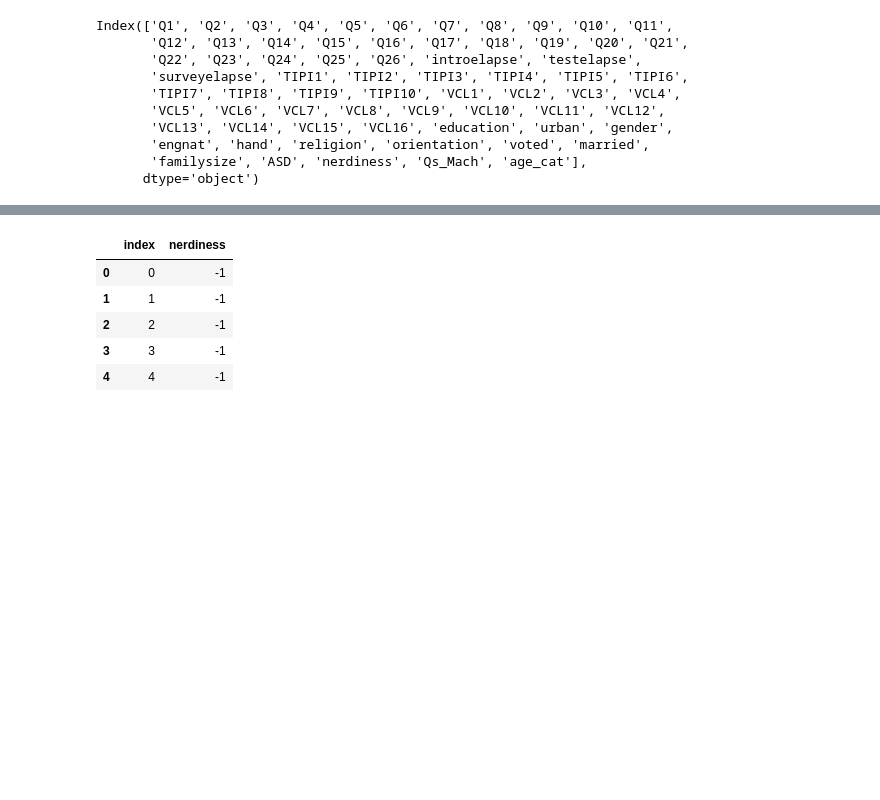
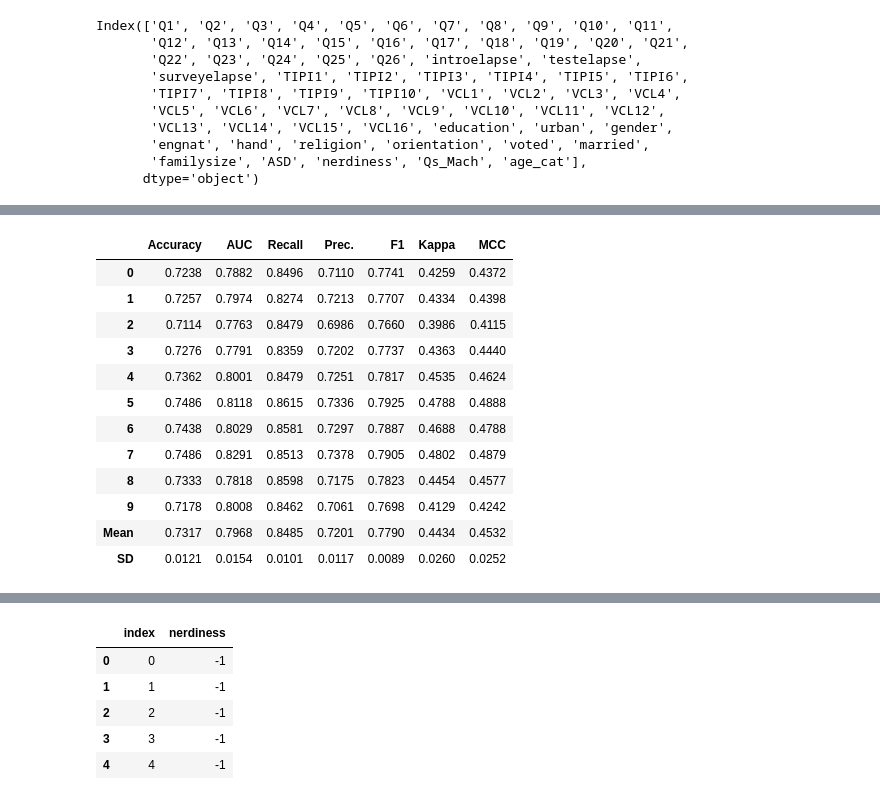
Before and after one commit to Seokii/2022_SWAI_Qualifiers, a Jupyter notebook: notebooks/auto_misneok2.ipynb, the cells around one changed output, grey strips where cells are left out. Saved outputs shown, nothing was run; the diff lists cells and outputs as text; code cells hidden in the pictures; blank space fills up the shorter version.

```diff
--- a/notebooks/auto_misneok2.ipynb
+++ b/notebooks/auto_misneok2.ipynb
@@ -76,0 +78,16 @@ best_3 = compare_models(sort = 'AUC', n_select = 3, fold = 3)
+# %%
+tuned_best_5 = [tune_model(i) for i in best_5]
+# %% [output]
+|  | Accuracy | AUC | Recall | Prec. | F1 | Kappa | MCC |
+| 0 | 0.7238 | 0.7882 | 0.8496 | 0.7110 | 0.7741 | 0.4259 | 0.4372 |
+| 1 | 0.7257 | 0.7974 | 0.8274 | 0.7213 | 0.7707 | 0.4334 | 0.4398 |
+| 2 | 0.7114 | 0.7763 | 0.8479 | 0.6986 | 0.7660 | 0.3986 | 0.4115 |
+| 3 | 0.7276 | 0.7791 | 0.8359 | 0.7202 | 0.7737 | 0.4363 | 0.4440 |
+| 4 | 0.7362 | 0.8001 | 0.8479 | 0.7251 | 0.7817 | 0.4535 | 0.4624 |
+| 5 | 0.7486 | 0.8118 | 0.8615 | 0.7336 | 0.7925 | 0.4788 | 0.4888 |
+| 6 | 0.7438 | 0.8029 | 0.8581 | 0.7297 | 0.7887 | 0.4688 | 0.4788 |
+| 7 | 0.7486 | 0.8291 | 0.8513 | 0.7378 | 0.7905 | 0.4802 | 0.4879 |
+| 8 | 0.7333 | 0.7818 | 0.8598 | 0.7175 | 0.7823 | 0.4454 | 0.4577 |
+| 9 | 0.7178 | 0.8008 | 0.8462 | 0.7061 | 0.7698 | 0.4129 | 0.4242 |
+| Mean | 0.7317 | 0.7968 | 0.8485 | 0.7201 | 0.7790 | 0.4434 | 0.4532 |
+| SD | 0.0121 | 0.0154 | 0.0101 | 0.0117 | 0.0089 | 0.0260 | 0.0252 |
```
Also changed, not shown: parts of 7 cells of this notebook, 10 other files.
